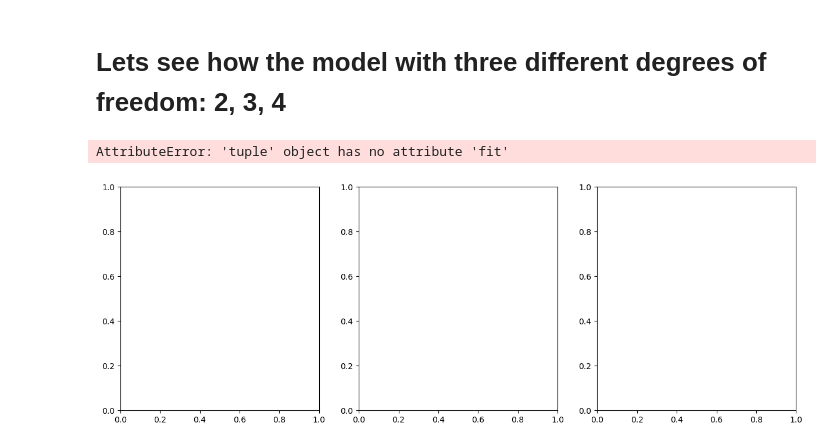
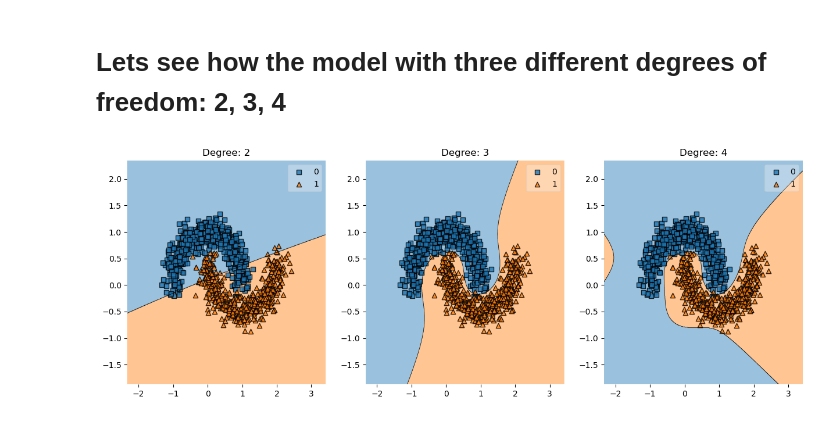
Before and after one commit to axt0895/Scikit-learn, a Jupyter notebook: Support Vector Machines/NonLinear SVM.ipynb, the cells around one changed output. Drawn from its saved outputs; the diff is of its cells as text; code cells hidden in the pictures.

Commit message:
Added Non Linear SVM

```diff
--- a/Support Vector Machines/NonLinear SVM.ipynb
+++ b/Support Vector Machines/NonLinear SVM.ipynb
@@ -45,14 +45,15 @@ plt.show()
 # %% [markdown]
 # Lets see how the model with three different degrees of freedom: 2, 3, 4
 # %%
-classifiers = [(make_pipeline(StandardScaler()), PolynomialFeatures(degree=degree), LinearSVC(C = 10, max_iter=10_000, random_state=42)) for degree in [2, 3, 4]]
+classifiers = [
+    make_pipeline(StandardScaler(), PolynomialFeatures(degree=degree), LinearSVC(C = 10.0, max_iter=10_000, random_state=42)) for degree in [2, 3, 4]
+]
 # %%
 fig, ax = plt.subplots(1, 3, figsize = (15, 5 ))
 for classifier, ax, degree in zip(classifiers, ax, [2, 3, 4]):
     classifier.fit(X, y)
-    plot_decision_regions(clf=classifier, X=X, y=y)
+    plot_decision_regions(clf=classifier, X=X, y=y, ax = ax)
     ax.set_title(f'Degree: {degree}')
 plt.show()
 # %% [output]
-AttributeError: 'tuple' object has no attribute 'fit'
-[figure, old version]
+[figure, new version]
```
Also changed, not shown: parts of 1 cell of this notebook.
